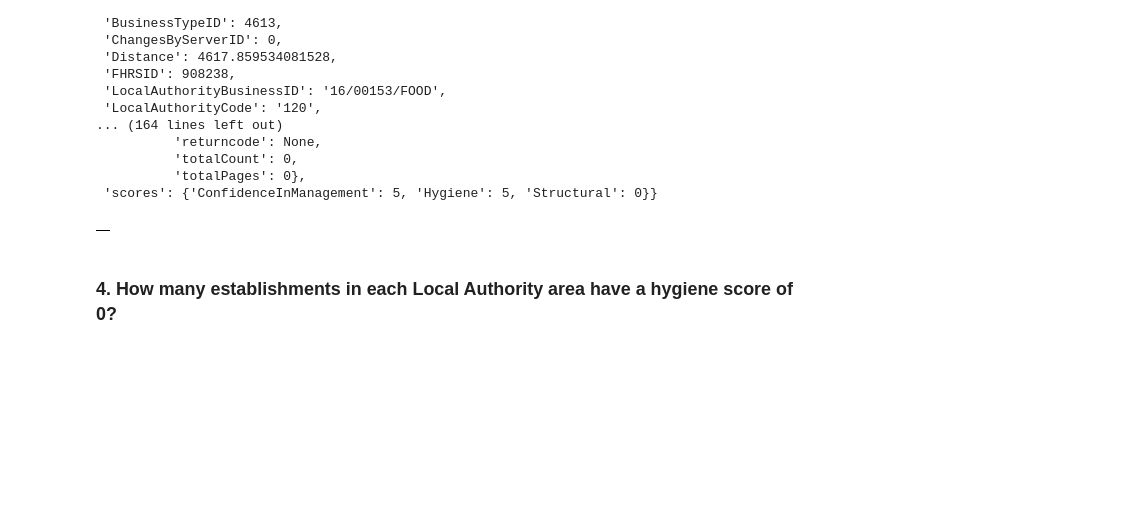
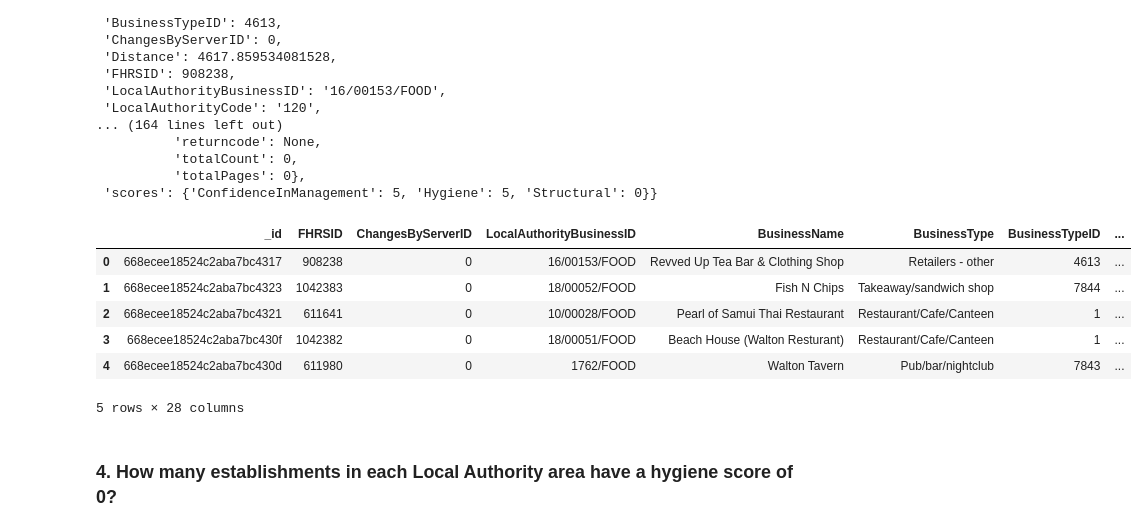
Before and after one commit to baltzelj/nosql-challenge, a Jupyter notebook: NoSQL_analysis_starter.ipynb, the cells around one changed output. Drawn from its saved outputs; the diff is of its cells as text; code cells hidden in the pictures; blank space fills up the shorter version.

```diff
--- a/NoSQL_analysis_starter.ipynb
+++ b/NoSQL_analysis_starter.ipynb
@@ -196,10 +196,16 @@ for results in limit:
  'scores': {'ConfidenceInManagement': 5, 'Hygiene': 5, 'Structural': 0}}
 # %%
 # Convert result to Pandas DataFrame
-limited_df = pd.DataFrame(limit)
+limited_df = pd.DataFrame(establishments.find(query).sort('scores.Hygiene', -1).limit(5))
 limited_df
 # %% [output]
-|  |
+|  | _id | FHRSID | ChangesByServerID | LocalAuthorityBusinessID | BusinessName | BusinessType | BusinessTypeID | ... |
+| 0 | 668ecee18524c2aba7bc4317 | 908238 | 0 | 16/00153/FOOD | Revved Up Tea Bar & Clothing Shop | Retailers - other | 4613 | ... |
+| 1 | 668ecee18524c2aba7bc4323 | 1042383 | 0 | 18/00052/FOOD | Fish N Chips | Takeaway/sandwich shop | 7844 | ... |
+| 2 | 668ecee18524c2aba7bc4321 | 611641 | 0 | 10/00028/FOOD | Pearl of Samui Thai Restaurant | Restaurant/Cafe/Canteen | 1 | ... |
+| 3 | 668ecee18524c2aba7bc430f | 1042382 | 0 | 18/00051/FOOD | Beach House (Walton Resturant) | Restaurant/Cafe/Canteen | 1 | ... |
+| 4 | 668ecee18524c2aba7bc430d | 611980 | 0 | 1762/FOOD | Walton Tavern | Pub/bar/nightclub | 7843 | ... |
+5 rows × 28 columns
 # %% [markdown]
 ### 4. How many establishments in each Local Authority area have a hygiene score of 0?
 # %%
```
